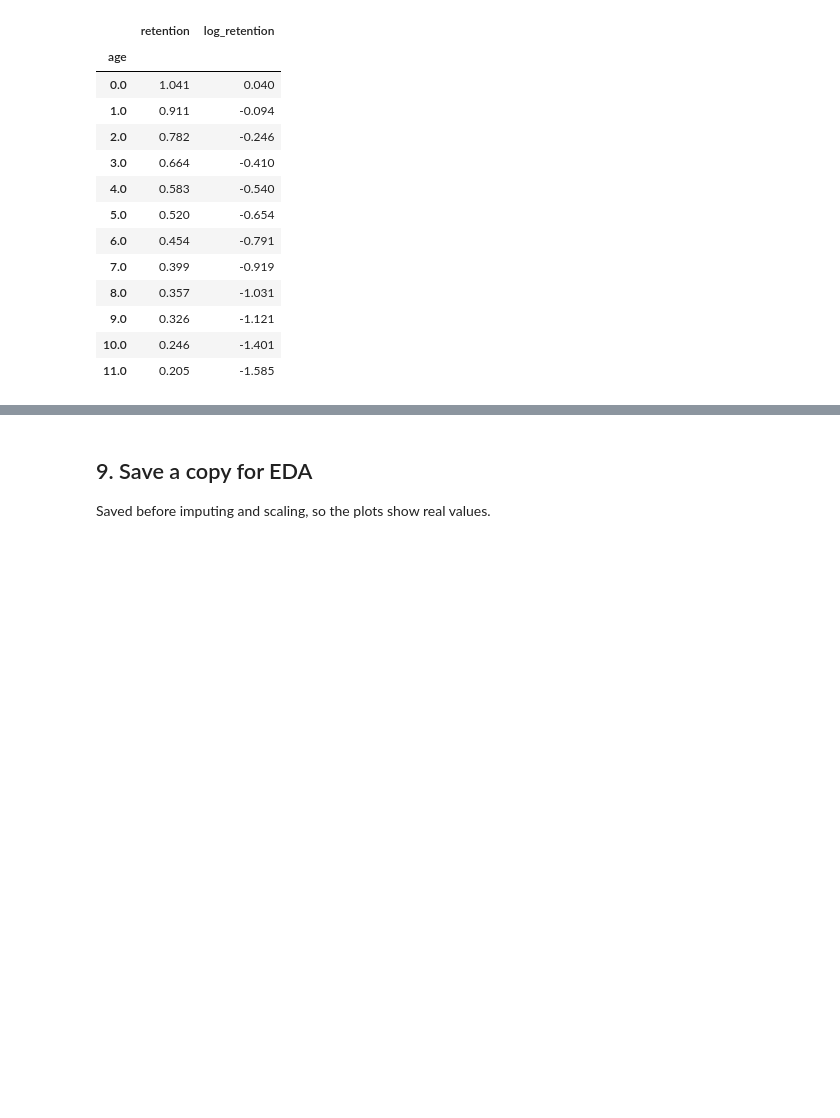
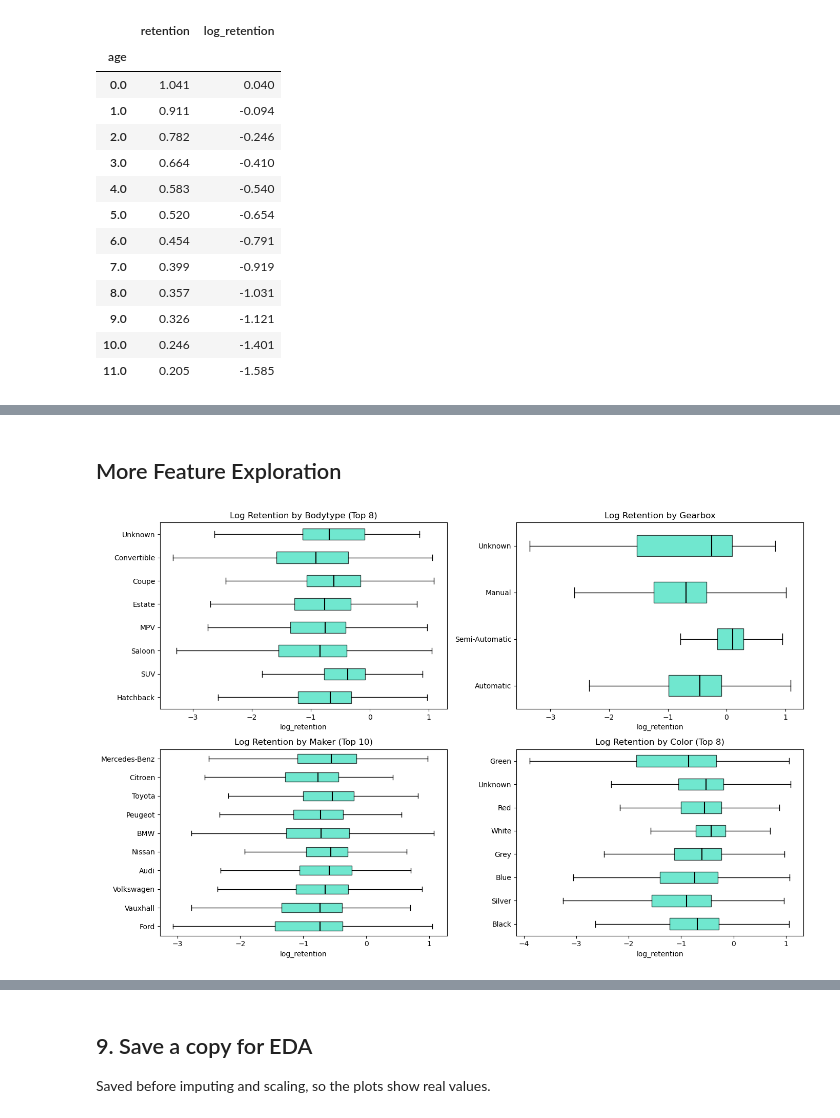
Before and after one commit to benparrack/ml-final-proj, a Jupyter notebook: notebooks/Data_Cleaning.ipynb, the cells around one changed output, grey strips where cells are left out. Saved outputs shown, nothing was run; the diff lists cells and outputs as text; code cells hidden in the pictures; blank space fills up the shorter version.

```diff
--- a/notebooks/Data_Cleaning.ipynb
+++ b/notebooks/Data_Cleaning.ipynb
@@ -160,0 +195,40 @@ skew of retention: 0.71 | skew of log retention: -0.92
+# %% [markdown]
+## More Feature Exploration
+# %%
+box_style = dict(facecolor="#40E0C0", alpha=0.75)
+median_style = dict(color="black", linewidth=1.5)
+
+fig, axes = plt.subplots(2, 2, figsize=(14, 9))
+
+# 1. Top 8 Bodytypes
+top_bodies = df["Bodytype"].value_counts().head(8).index
+body_groups = [df.loc[df["Bodytype"] == b, "log_retention"].dropna() for b in top_bodies]
+axes[0, 0].boxplot(body_groups, tick_labels=top_bodies, vert=False, showfliers=False, patch_artist=True, boxprops=box_style, medianprops=median_style,)
+axes[0, 0].set_title("Log Retention by Bodytype (Top 8)")
+axes[0, 0].set_xlabel("log_retention")
+
+# 2. Gearbox types
+gear_types = df["Gearbox"].dropna().unique()
+gear_groups = [df.loc[df["Gearbox"] == g, "log_retention"].dropna() for g in gear_types]
+axes[0, 1].boxplot(gear_groups, tick_labels=gear_types, vert=False, showfliers=False, patch_artist=True, boxprops=box_style, medianprops=median_style,)
+axes[0, 1].set_title("Log Retention by Gearbox")
+axes[0, 1].set_xlabel("log_retention")
+
+# 3. Top 10 Makers
+top_makers = df["Maker"].value_counts().head(10).index
+maker_groups = [df.loc[df["Maker"] == m, "log_retention"].dropna() for m in top_makers]
+axes[1, 0].boxplot(maker_groups, tick_labels=top_makers, vert=False, showfliers=False, patch_artist=True, boxprops=box_style, medianprops=median_style,)
+axes[1, 0].set_title("Log Retention by Maker (Top 10)")
+axes[1, 0].set_xlabel("log_retention")
+
+# 4. Top 8 Colors
+top_colors = df["Color"].value_counts().head(8).index
+color_groups = [df.loc[df["Color"] == c, "log_retention"].dropna() for c in top_colors]
+axes[1, 1].boxplot(color_groups, tick_labels=top_colors, vert=False, showfliers=False, patch_artist=True, boxprops=box_style, medianprops=median_style,)
+axes[1, 1].set_title("Log Retention by Color (Top 8)")
+axes[1, 1].set_xlabel("log_retention")
+
+plt.tight_layout()
+plt.show()
+# %% [output]
+[figure, added]
```
Also changed, not shown: parts of 9 cells of this notebook, 8 other files.
